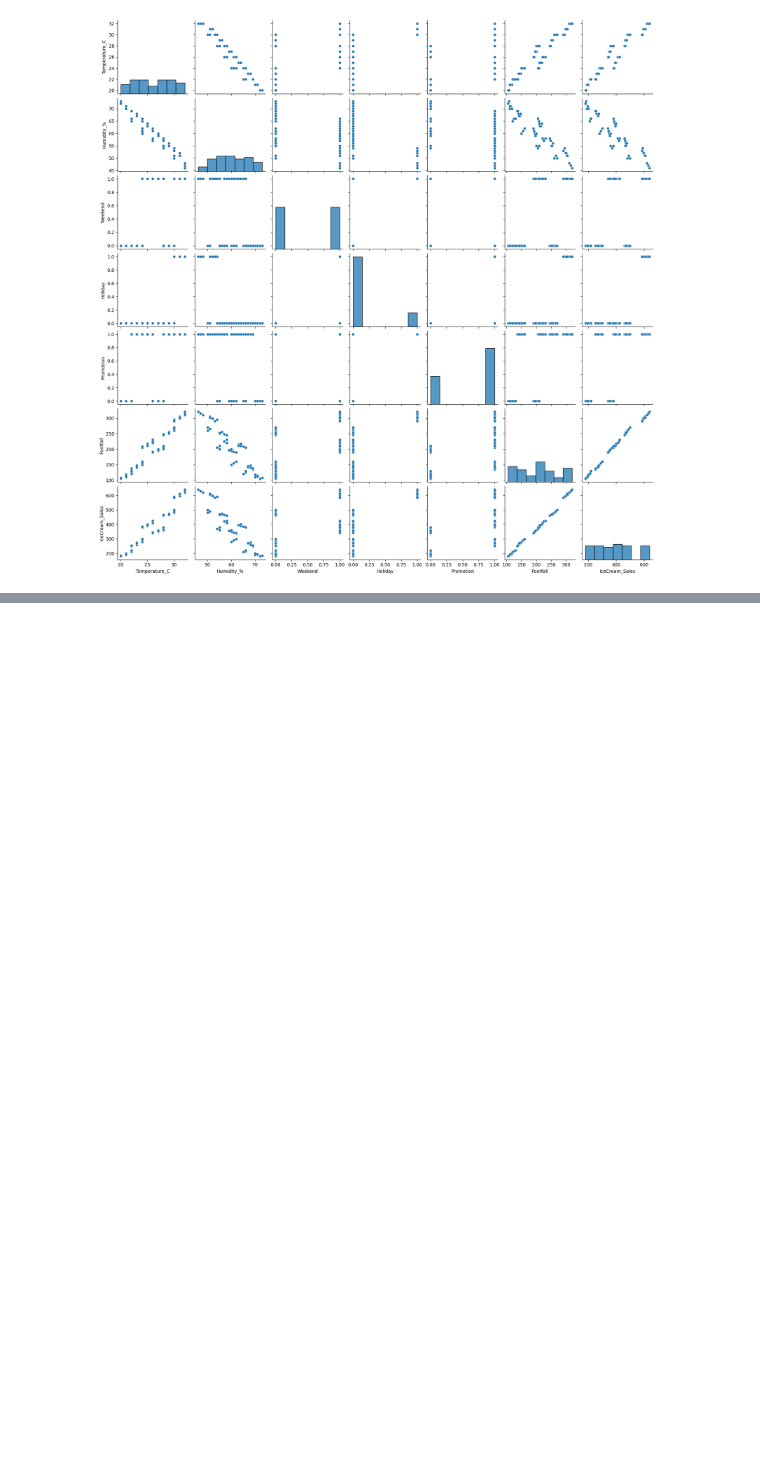
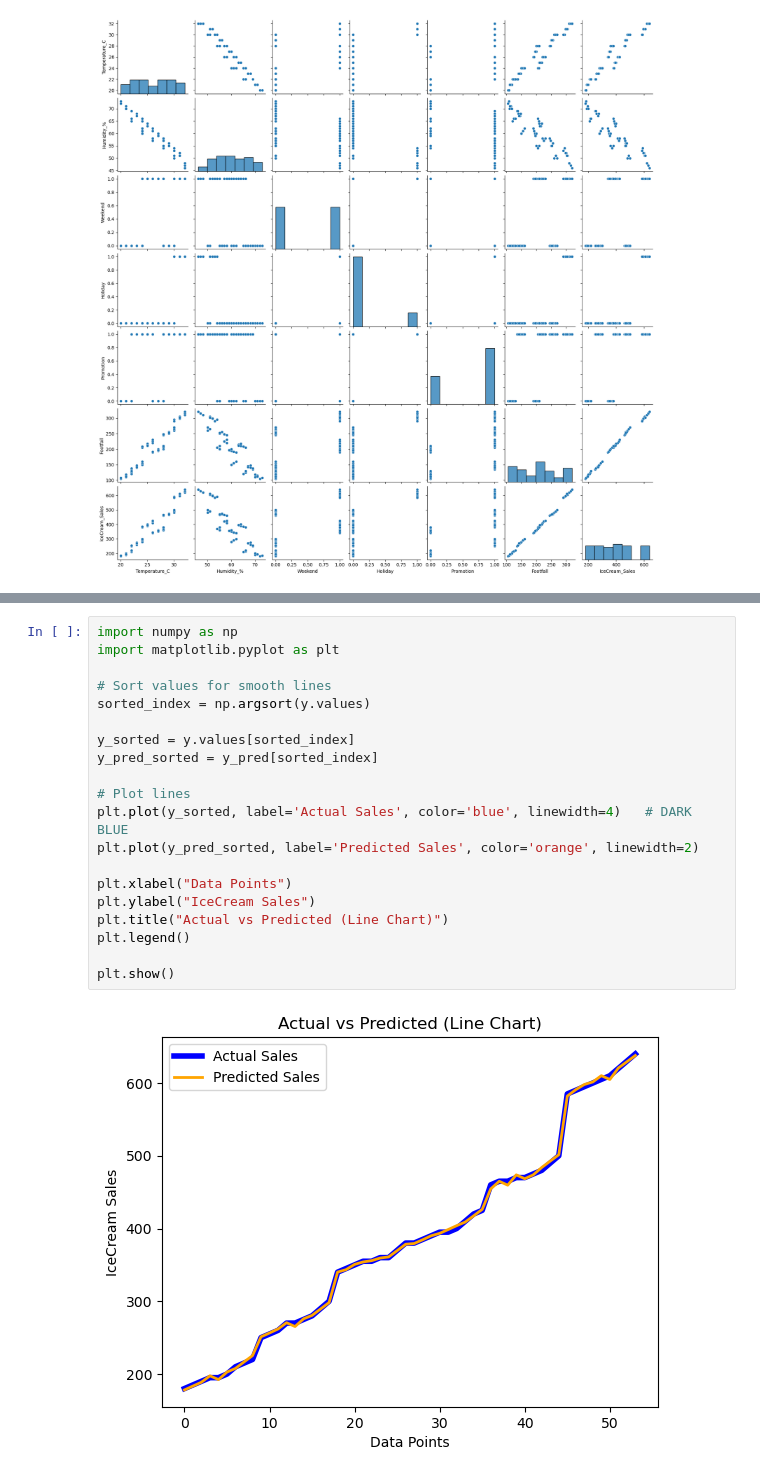
Before and after one commit to hetvi1422/ML, a Jupyter notebook: 2.Multiple linear regression/mulitiple indepndent feature.ipynb, the cells around one changed output, grey strips where cells are left out. Drawn from its saved outputs; the diff is of its cells as text; blank space fills up the shorter version.

```diff
--- a/2.Multiple linear regression/mulitiple indepndent feature.ipynb
+++ b/2.Multiple linear regression/mulitiple indepndent feature.ipynb
@@ -73,0 +107,22 @@ ValueError: Unrecognized marker style 0     120
+# %%
+import numpy as np
+import matplotlib.pyplot as plt
+
+# Sort values for smooth lines
+sorted_index = np.argsort(y.values)
+
+y_sorted = y.values[sorted_index]
+y_pred_sorted = y_pred[sorted_index]
+
+# Plot lines
+plt.plot(y_sorted, label='Actual Sales', color='blue', linewidth=4)   # DARK BLUE
+plt.plot(y_pred_sorted, label='Predicted Sales', color='orange', linewidth=2)
+
+plt.xlabel("Data Points")
+plt.ylabel("IceCream Sales")
+plt.title("Actual vs Predicted (Line Chart)")
+plt.legend()
+
+plt.show()
+# %% [output]
+[figure, added]
```
Also changed, not shown: parts of 7 cells of this notebook.
